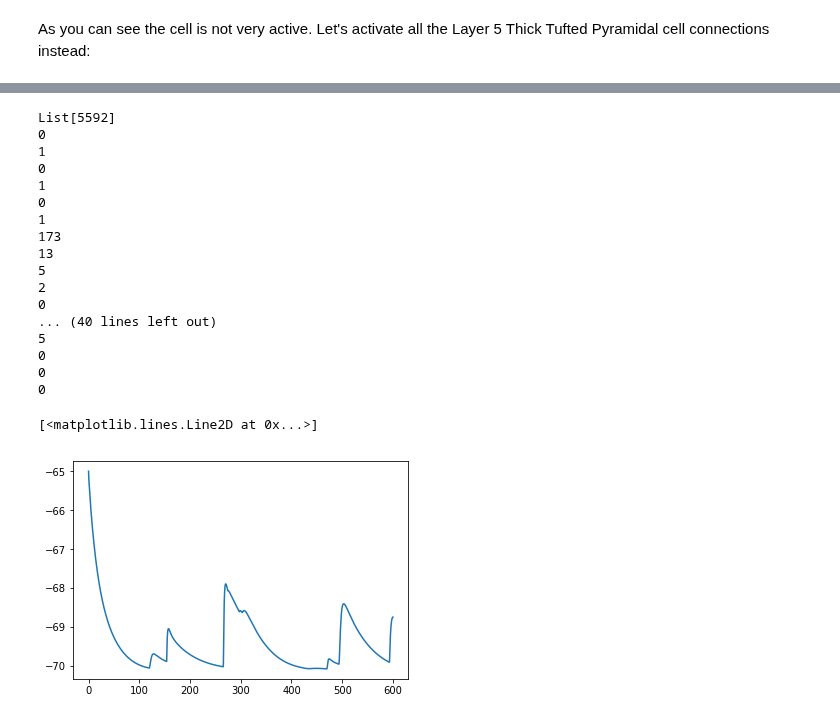
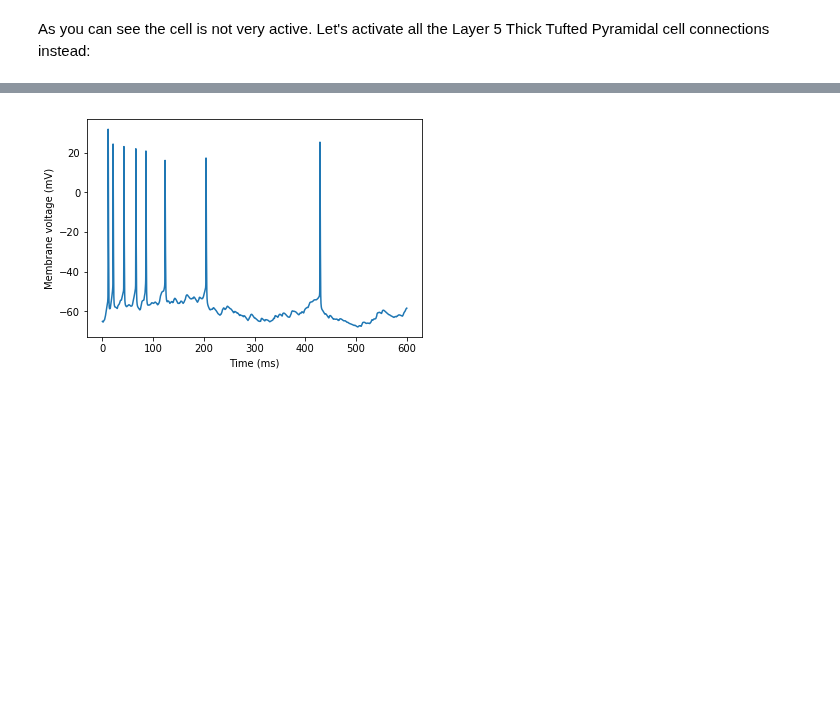
Before and after one commit to BlueBrain/MOOC-neurons-and-synapses-2017, a Jupyter notebook: NMCPortal/NMCPortal.ipynb, the cells around one changed output, grey strips where cells are left out. Drawn from its saved outputs; the diff is of its cells as text; code cells hidden in the pictures; blank space fills up the shorter version.

```diff
--- a/NMCPortal/NMCPortal.ipynb
+++ b/NMCPortal/NMCPortal.ipynb
@@ -192,12 +213,19 @@ Integer for L23_PC: 6
 Now we can e.g. enable all the synapses that are projected onto this cell from L23_PC (layer 2/3 pyramidal cell).
 The active_pre_mtypes is a NEURON [vector](https://www.neuron.yale.edu/neuron/static/docs/help/neuron/general/classes/vector/vect.html) (it uses the .x syntax to access the elements). The index of the vector is determined by the m-type map. When the value in the vector is 1 all the presynaptic neurons of a particular m-types are active (and inactive when it is 0)
 # %%
-for i in range(0, int(cell.synapses.n_of_mtypes)): # Loop over all the m-type, deactivate everything
-    cell.synapses.were_active_pre_mtypes.x[i]=0
-    cell.synapses.active_pre_mtypes.x[i] = 0
+def init_synapses(enabled_mtypes=[]):
+    enabled_mtype_ints = [mtype_map[mtype] for mtype in enabled_mtypes]
 
-cell.synapses.active_pre_mtypes.x[mtype_map['L23_PC']] = 1 # Activate the L23_PC presynaptic cells
+    for i in range(0, int(cell.synapses.n_of_mtypes)): # Loop over all the m-type
+        if i in enabled_mtype_ints: # Enable synapses
+            cell.synapses.were_active_pre_mtypes.x[i]= 0
+            cell.synapses.active_pre_mtypes.x[i] = 1
+        else: # Disable synapses
+            cell.synapses.were_active_pre_mtypes.x[i]= 1
+            cell.synapses.active_pre_mtypes.x[i] = 0
 
-cell.synapses.update_synapses(nrn.h.synapse_plot); # Update the synapses
+    cell.synapses.update_synapses(nrn.h.synapse_plot); # Update the synapses
+
+init_synapses(enabled_mtypes=['L23_PC'])
 # %% [markdown]
 When now we run a simulation we see the voltage recorded in the soma
@@ -267,47 +252,5 @@ pyplot.plot(nrn.h.time, nrn.h.voltage)
-# %%
-for i in range(0, int(cell.synapses.n_of_mtypes)):
-    cell.synapses.were_active_pre_mtypes.x[i]=0
-    cell.synapses.active_pre_mtypes.x[i] = 0
-
-cell.synapses.active_pre_mtypes.x[mtype_map['L5_TTPC2']] = 0
-cell.synapses.update_synapses(nrn.h.synapse_plot)
-
-pre_mtype_netstims = list(cell.synapses.pre_mtype_netstimlists)
-
-print pre_mtype_netstims[mtype_map['L5_TTPC2']]
-for netstims in pre_mtype_netstims:
-    print len([x for x in netstims])
-    for netstim in netstims: #pre_mtype_netstims[mtype_map['L5_TTPC2']]:
-        netstim.interval = 10000
-
-
-if 'stimulus' in locals():
-    del stimulus
-
-nrn.h.tstop = 600
-nrn.h.dt = 0.05
-
-nrn.h.run()
-nrn.h.save_recording()
-
-pyplot.plot(nrn.h.time, nrn.h.voltage)
-# %% [output]
-List[5592]
-0
-1
-0
-1
-0
-1
-173
-13
-5
-2
-0
-... (40 lines left out)
-5
-0
-0
-0
-[<matplotlib.lines.Line2D at 0x...>]
-[figure, removed]
+# %%
+init_synapses(enabled_mtypes=['L5_TTPC2'])
+run_plot()
+# %% [output]
+[figure, added]
```
Also changed, not shown: parts of 31 cells of this notebook, 1 other file.
